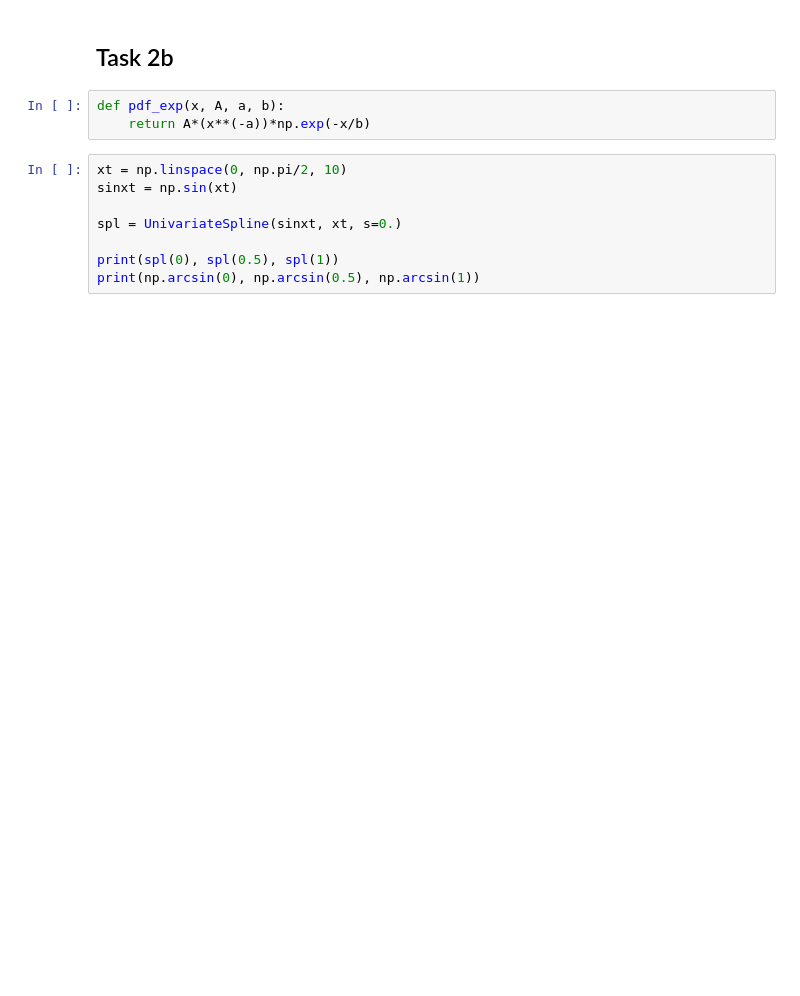
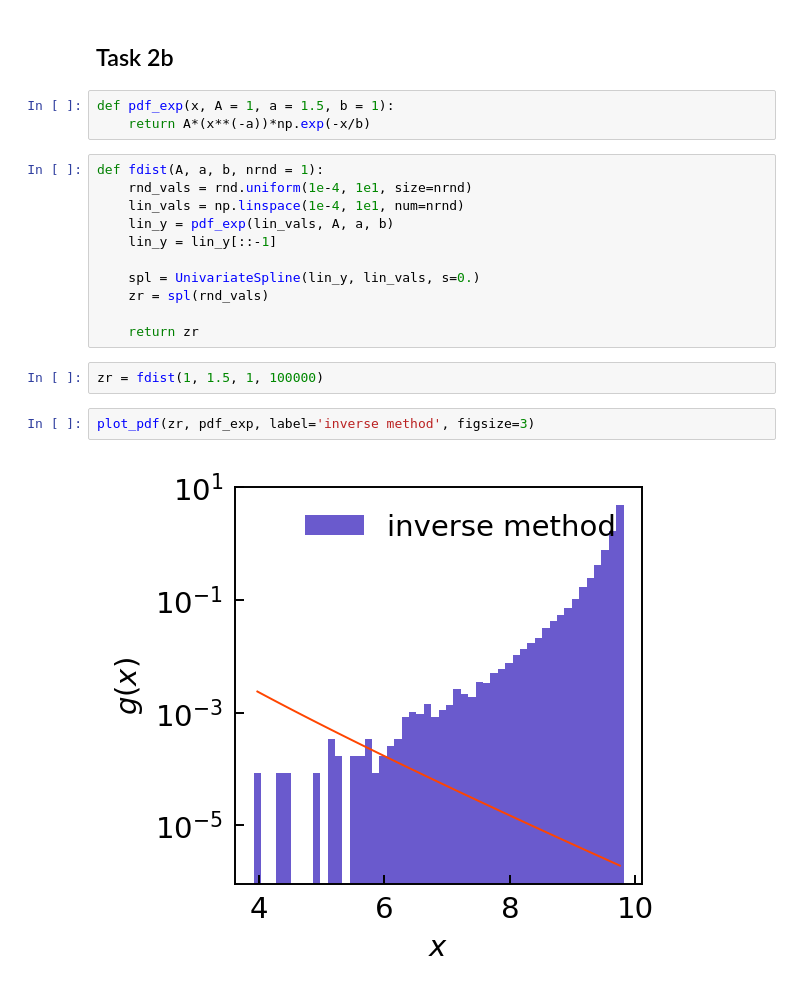
Before and after one commit to sadiess/a211w20, a Jupyter notebook: SeddonStettler_HW04.ipynb, the cells around one changed output. Cells and saved outputs as stored; diff of their text form; blank space fills up the shorter version.

```diff
--- a/SeddonStettler_HW04.ipynb
+++ b/SeddonStettler_HW04.ipynb
@@ -142,13 +144,22 @@ plot_pdf(xr, pdf_gx, label='inverse method', figsize=3)
 # %% [markdown]
 ## Task 2b
 # %%
-def pdf_exp(x, A, a, b):
+def pdf_exp(x, A = 1, a = 1.5, b = 1):
     return A*(x**(-a))*np.exp(-x/b)
-# %%
-xt = np.linspace(0, np.pi/2, 10)
-sinxt = np.sin(xt)
-
-spl = UnivariateSpline(sinxt, xt, s=0.)
-
-print(spl(0), spl(0.5), spl(1))
-print(np.arcsin(0), np.arcsin(0.5), np.arcsin(1))
+# %%
+def fdist(A, a, b, nrnd = 1):
+    rnd_vals = rnd.uniform(1e-4, 1e1, size=nrnd)
+    lin_vals = np.linspace(1e-4, 1e1, num=nrnd)
+    lin_y = pdf_exp(lin_vals, A, a, b)
+    lin_y = lin_y[::-1]
+
+    spl = UnivariateSpline(lin_y, lin_vals, s=0.)
+    zr = spl(rnd_vals)
+
+    return zr
+# %%
+zr = fdist(1, 1.5, 1, 100000)
+# %%
+plot_pdf(zr, pdf_exp, label='inverse method', figsize=3)
+# %% [output]
+[figure, added]
```
Also changed, not shown: parts of 3 cells of this notebook.
